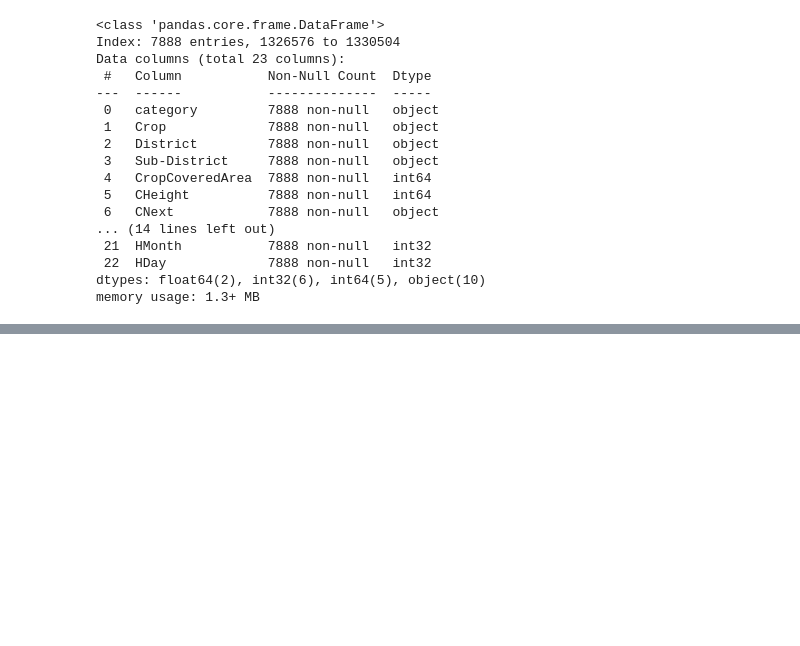
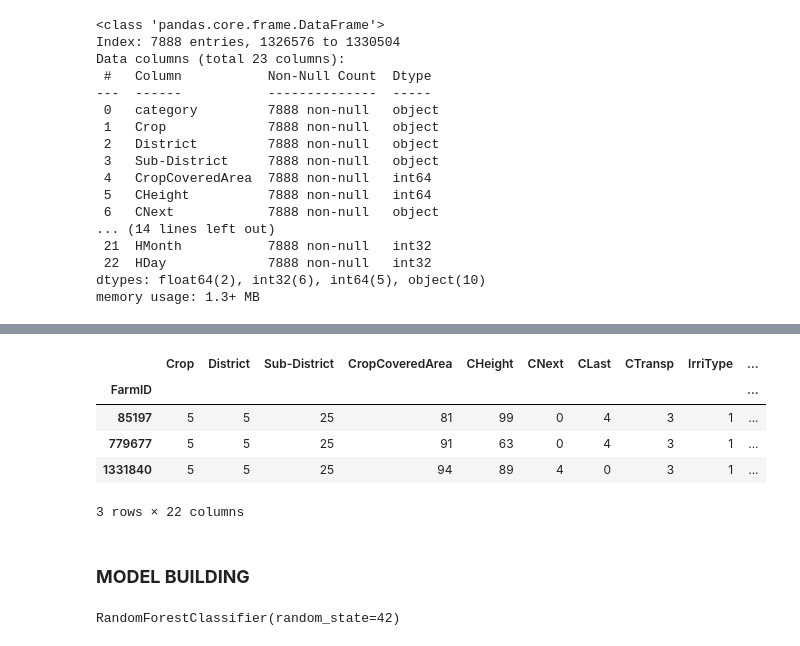
Before and after one commit to AduragbemiOyinlola/TCHC, a Jupyter notebook: crop_health.ipynb, the cells around one changed output, grey strips where cells are left out. Cells and saved outputs as stored; diff of their text form; code cells hidden in the pictures; blank space fills up the shorter version.

Commit message:
First model built

```diff
--- a/crop_health.ipynb
+++ b/crop_health.ipynb
@@ -247,0 +316,14 @@ memory usage: 1.3+ MB
+# %%
+for col in test_cat_cols:
+    test[col] = test[col].cat.codes
+
+test.head(3)
+# %% [output]
+|  | Crop | District | Sub-District | CropCoveredArea | CHeight | CNext | CLast | CTransp | IrriType | ... |
+| FarmID |  |  |  |  |  |  |  |  |  | ... |
+| 85197 | 5 | 5 | 25 | 81 | 99 | 0 | 4 | 3 | 1 | ... |
+| 779677 | 5 | 5 | 25 | 91 | 63 | 0 | 4 | 3 | 1 | ... |
+| 1331840 | 5 | 5 | 25 | 94 | 89 | 4 | 0 | 3 | 1 | ... |
+3 rows × 22 columns
+# %% [markdown]
+### **MODEL BUILDING**
@@ -247,0 +339,5 @@ memory usage: 1.3+ MB
+# %%
+clf = RandomForestClassifier(random_state=42)
+clf.fit(X_train, y_train)
+# %% [output]
+RandomForestClassifier(random_state=42)
```
Also changed, not shown: parts of 11 cells of this notebook.
